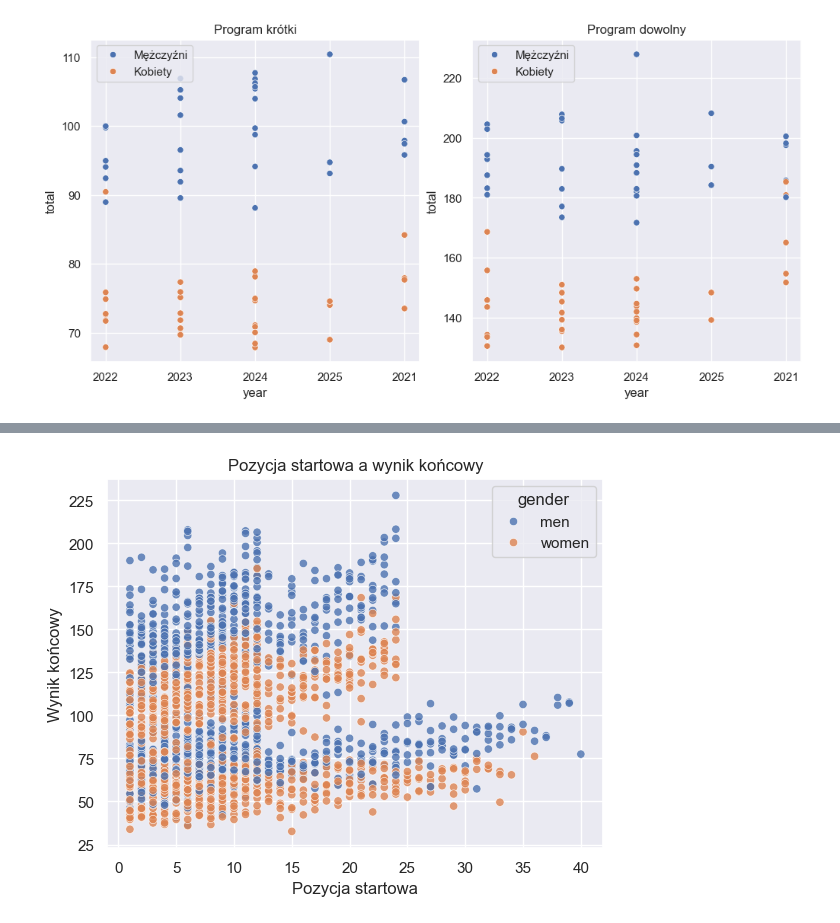
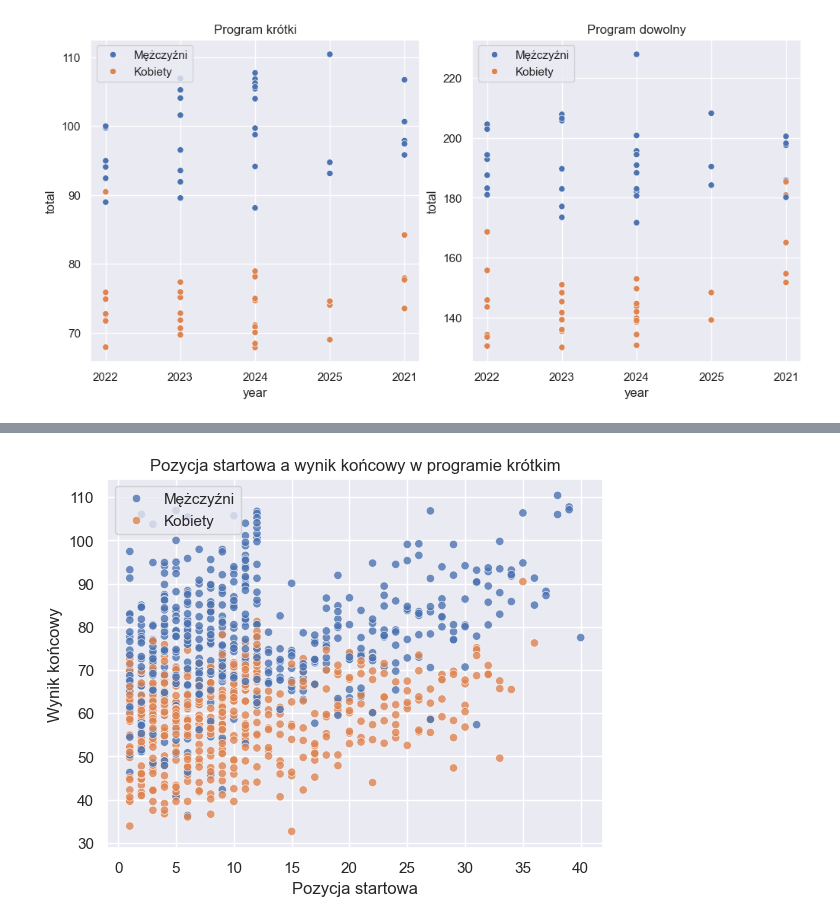
Before and after one commit to ann-e888/Skating_EDA, a Jupyter notebook: notebooks/eda.ipynb, the cells around one changed output, grey strips where cells are left out. Drawn from its saved outputs; the diff is of its cells as text; code cells hidden in the pictures.

```diff
--- a/notebooks/eda.ipynb
+++ b/notebooks/eda.ipynb
@@ -30,6 +30,7 @@ def add_segment(val):
 # %%
 df['segment'] = df['competition'].apply(add_segment)
 df['gender'] = df['segment'].str.extract(r'(men|women)')
+df['short_free'] = df['segment'].str.extract(r'(short|free)')
 df
 # %% [output]
 |  | rank | name | nation | startnr | total | tech | pcs | deductions | competition | element | ... |
@@ -160,10 +213,23 @@ df_distinct.sort_values('name')
 # %%
-#plt.figure(figsize=(10, 6))
-sns.scatterplot(data=df_distinct, x=df_distinct['startnr'], y=df_distinct['total'], hue='gender', alpha=0.8)
+fig, ax = plt.subplots()
+sns.scatterplot(data=df_distinct[df_distinct['short_free'] == 'short'],
+                x=df_distinct['startnr'],
+                y=df_distinct['total'],
+                hue='gender',
+                alpha=0.8,
+                ax=ax)
+
 plt.xlabel('Pozycja startowa')
 plt.ylabel('Wynik końcowy')
-plt.title('Pozycja startowa a wynik końcowy')
-#plt.grid(True)
+plt.title('Pozycja startowa a wynik końcowy w programie krótkim')
+
+custom_labels = {'men': 'Mężczyźni', 'women': 'Kobiety'}
+
+handles, labels = ax.get_legend_handles_labels()
+labels = [custom_labels.get(label, label) for label in labels0]
+plt.legend(handles=handles, labels=labels, title=None, loc='upper left')
+
+plt.grid(True)
 plt.show()
 # %% [output]
-[figure, old version]
+[figure, new version]
```
Also changed, not shown: parts of 7 cells of this notebook.
